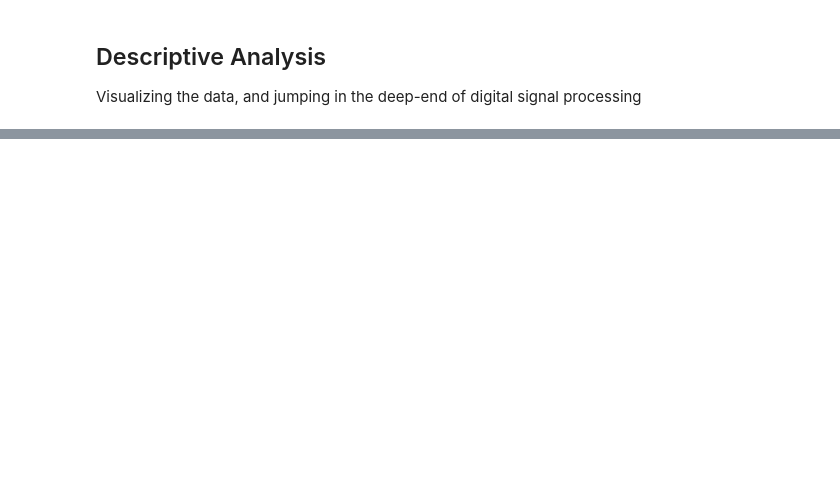
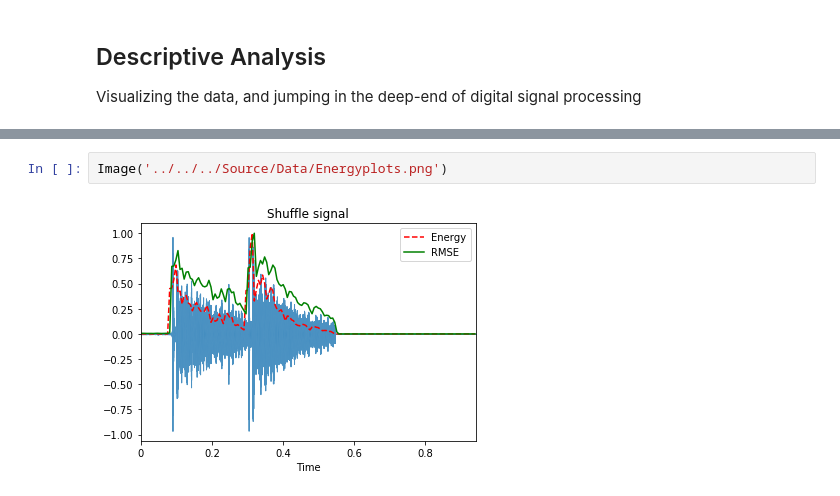
Before and after one commit to KatieBSC/TapDanceDecoder, a Jupyter notebook: notebooks/Presentation.ipynb, the cells around one changed output, grey strips where cells are left out. Drawn from its saved outputs; the diff is of its cells as text; blank space fills up the shorter version.

```diff
--- a/notebooks/Presentation.ipynb
+++ b/notebooks/Presentation.ipynb
@@ -50,0 +128,4 @@ Visualizing the data, and jumping in the deep-end of digital signal processing
+# %%
+Image('../../../Source/Data/Energyplots.png')
+# %% [output]
+[figure, added]
```
Also changed, not shown: parts of 52 cells of this notebook, 4 other files.
